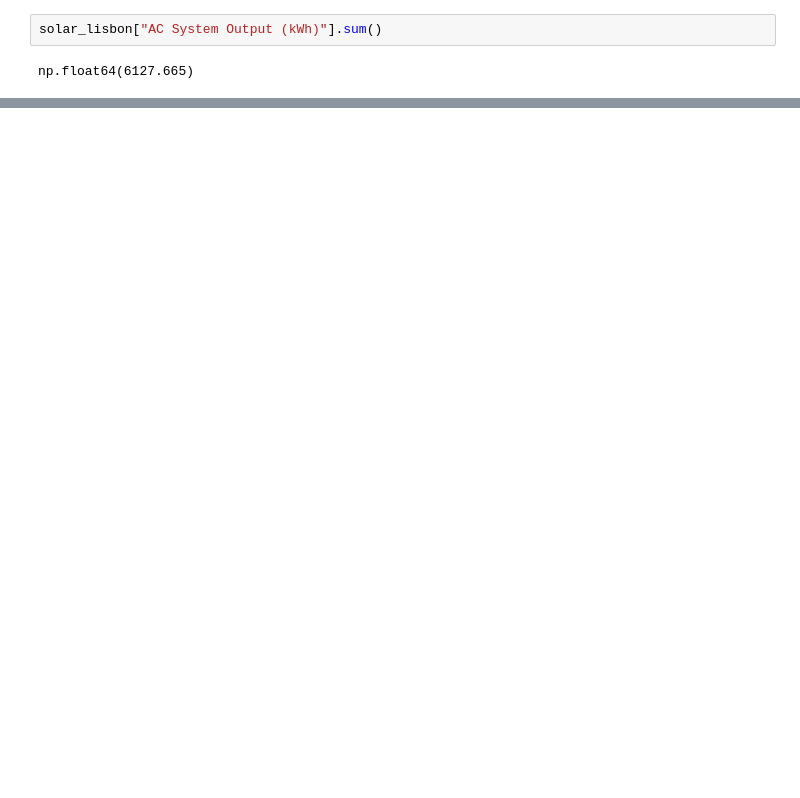
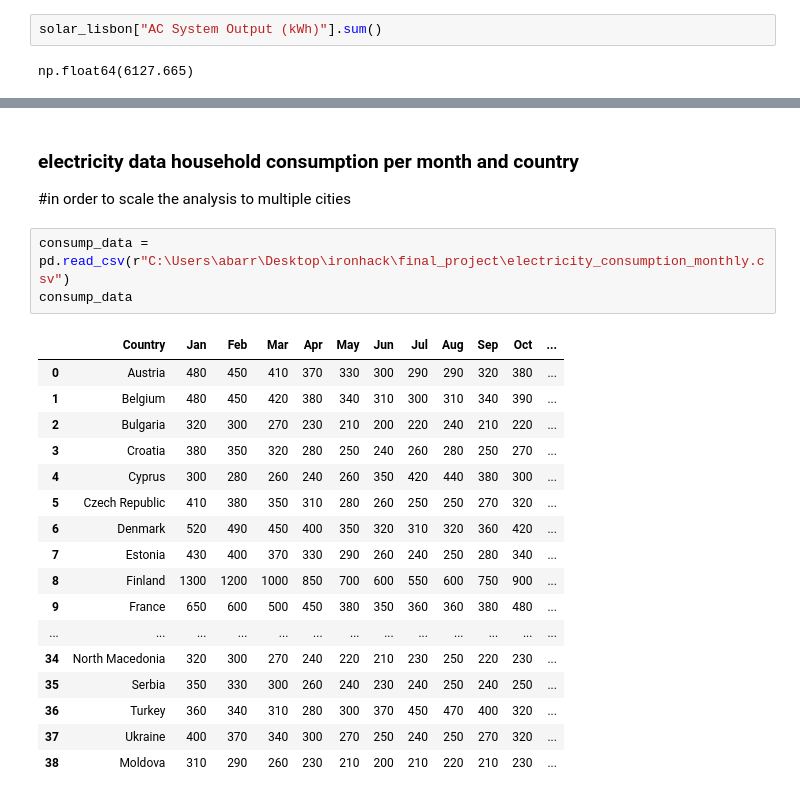
Before and after one commit to andrebarros6/solar-bitcoin, a Jupyter notebook: solar_bitcoin.ipynb, the cells around one changed output, grey strips where cells are left out. Saved outputs shown, nothing was run; the diff lists cells and outputs as text; blank space fills up the shorter version.

```diff
--- a/solar_bitcoin.ipynb
+++ b/solar_bitcoin.ipynb
@@ -318,0 +429,24 @@ compare_lisbon
+# %% [markdown]
+### electricity data household consumption per month and country
+#in order to scale the analysis to multiple cities
+# %%
+consump_data = pd.read_csv(r"C:\Users\abarr\Desktop\ironhack\final_project\electricity_consumption_monthly.csv")
+consump_data
+# %% [output]
+|  | Country | Jan | Feb | Mar | Apr | May | Jun | Jul | Aug | Sep | Oct | ... |
+| 0 | Austria | 480 | 450 | 410 | 370 | 330 | 300 | 290 | 290 | 320 | 380 | ... |
+| 1 | Belgium | 480 | 450 | 420 | 380 | 340 | 310 | 300 | 310 | 340 | 390 | ... |
+| 2 | Bulgaria | 320 | 300 | 270 | 230 | 210 | 200 | 220 | 240 | 210 | 220 | ... |
+| 3 | Croatia | 380 | 350 | 320 | 280 | 250 | 240 | 260 | 280 | 250 | 270 | ... |
+| 4 | Cyprus | 300 | 280 | 260 | 240 | 260 | 350 | 420 | 440 | 380 | 300 | ... |
+| 5 | Czech Republic | 410 | 380 | 350 | 310 | 280 | 260 | 250 | 250 | 270 | 320 | ... |
+| 6 | Denmark | 520 | 490 | 450 | 400 | 350 | 320 | 310 | 320 | 360 | 420 | ... |
+| 7 | Estonia | 430 | 400 | 370 | 330 | 290 | 260 | 240 | 250 | 280 | 340 | ... |
+| 8 | Finland | 1300 | 1200 | 1000 | 850 | 700 | 600 | 550 | 600 | 750 | 900 | ... |
+| 9 | France | 650 | 600 | 500 | 450 | 380 | 350 | 360 | 360 | 380 | 480 | ... |
+| ... | ... | ... | ... | ... | ... | ... | ... | ... | ... | ... | ... | ... |
+| 34 | North Macedonia | 320 | 300 | 270 | 240 | 220 | 210 | 230 | 250 | 220 | 230 | ... |
+| 35 | Serbia | 350 | 330 | 300 | 260 | 240 | 230 | 240 | 250 | 240 | 250 | ... |
+| 36 | Turkey | 360 | 340 | 310 | 280 | 300 | 370 | 450 | 470 | 400 | 320 | ... |
+| 37 | Ukraine | 400 | 370 | 340 | 300 | 270 | 250 | 240 | 250 | 270 | 320 | ... |
+| 38 | Moldova | 310 | 290 | 260 | 230 | 210 | 200 | 210 | 220 | 210 | 230 | ... |
```
Also changed, not shown: parts of 36 cells of this notebook, 2 other files.
